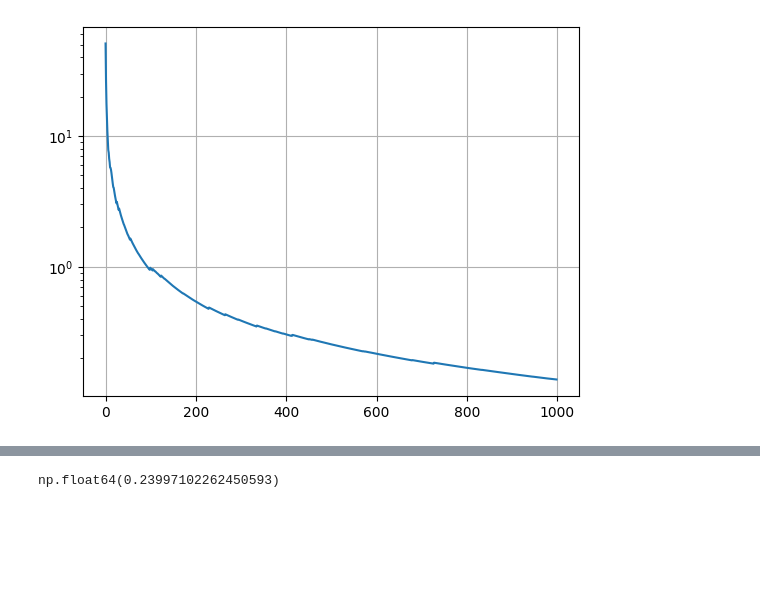
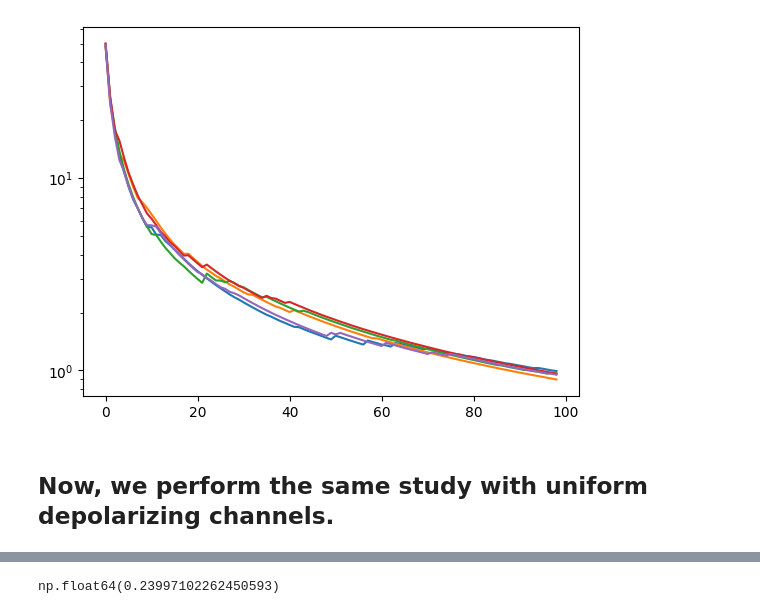
Before and after one commit to anshsingal/Trajectree, a Jupyter notebook: examples/cache_study.ipynb, the cells around one changed output, grey strips where cells are left out. Drawn from its saved outputs; the diff is of its cells as text; code cells hidden in the pictures; blank space fills up the shorter version.

Commit message:
Performed depolarization and damping cache studies

```diff
--- a/examples/cache_study.ipynb
+++ b/examples/cache_study.ipynb
@@ -22,6 +22,9 @@ def run_experiment():
 
         "if_analyze_entanglement": True,
         "calc_fidelity": False,
+        "damping_error": True,
+        "depolarizing_error": False
+
     }
 
     num_modes = 8
@@ -30,25 +33,22 @@ def run_experiment():
     # idler_angles = np.linspace(0, np.pi, 1)
     # signal_angles = np.linspace(0, 4*np.pi, 30)
 
-    num_simulations = 1000 # 20
+    num_simulations = 100 # 20
 
-    cache_sizes = [10]
+    cache_sizes = [1,2,3,4,5]
 
-    iter = 0
-    max_iter = 5
-    threshold = 1e-4
     times = []
 
-    while iter < max_iter:
-        psi_same, t_eval_same = create_swapping_simulation(N, num_modes, params, error_tolerance = 1e-10)
+    for cache_size in cache_sizes:
+        time_cache = []
+        for i in range(5):
+            psi_same, t_eval_same = create_swapping_simulation(N, num_modes, params, cache_size = cache_size, error_tolerance = error_tolerance)
+            fidelities, probabilities, times_same = perform_swapping_simulation(psi_same, t_eval_same, num_simulations, verbose = True)
+            time_cache.append(times_same)
 
-
-        # np.random.seed(iter)
-        _, _, times_same = perform_swapping_simulation(psi_same, t_eval_same, num_simulations, verbose = False)
-        times.append(times_same)
-
-        iter += 1
-        print("iter:", iter)
+        times_avg = np.mean(np.array(time_cache).T, axis = 1)
+        avg_times = [np.mean(times_avg[:i]) for i in range(1, len(times_avg))]
+        times.append(avg_times)
 
     return times
 # %%
@@ -58,14 +74,12 @@ iter: 1
 # %%
-times_avg = np.mean(np.array(times).T, axis = 1)
+np.save("cache_analysis.npy", times)
 
-avg_times = [np.mean(times_avg[:i]) for i in range(1, len(times_avg))]
+loaded_times = np.load("cache_analysis.npy").astype(np.float64)
 
-np.save("amortized_sample_complexity.npy", avg_times)
-
-amortized_sample_complexity = np.load("amortized_sample_complexity.npy").astype(np.float64)
-
-plt.plot(amortized_sample_complexity)
-plt.grid()
-plt.yscale('log')
+plt.yscale("log")
+for time_iter in loaded_times:
+    plt.plot(time_iter)
 # %% [output]
-[figure, old version]
+[figure, new version]
+# %% [markdown]
+## Now, we perform the same study with uniform depolarizing channels.
```
Also changed, not shown: parts of 7 cells of this notebook, 6 other files.
